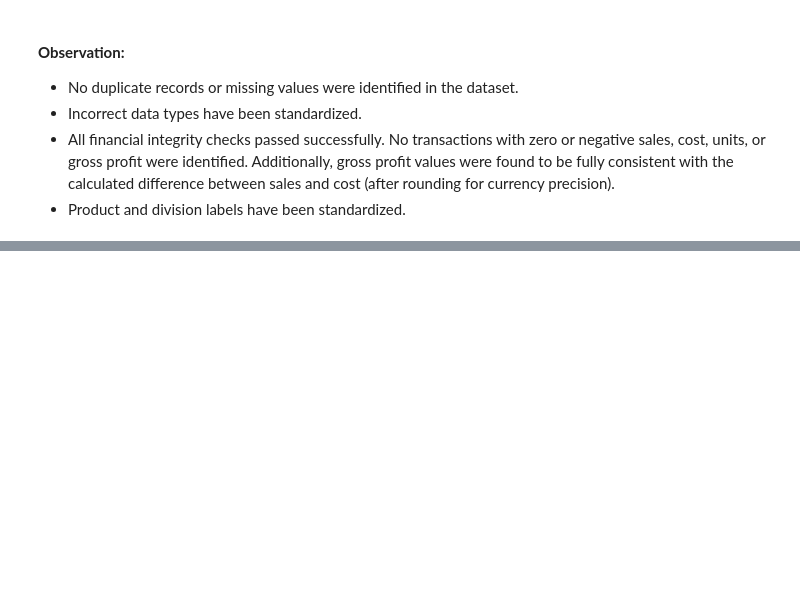
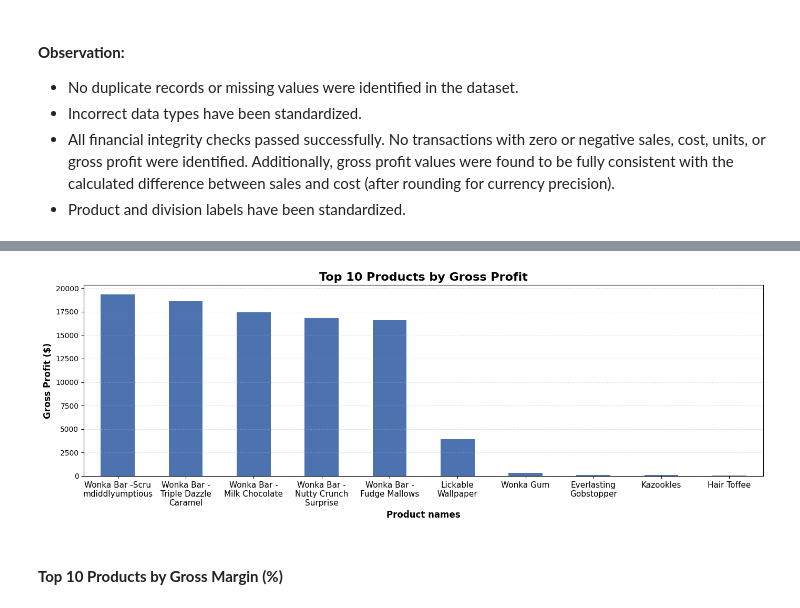
Before and after one commit to amrit1426/Unified_mentor_project, a Jupyter notebook: 20260125_Nassau_Candy_Distributor.ipynb, the cells around one changed output, grey strips where cells are left out. Saved outputs shown, nothing was run; the diff lists cells and outputs as text; code cells hidden in the pictures; blank space fills up the shorter version.

```diff
--- a/20260125_Nassau_Candy_Distributor.ipynb
+++ b/20260125_Nassau_Candy_Distributor.ipynb
@@ -248,0 +400,4 @@ Product Names: ['Wonka Bar - Milk Chocolate' 'Wonka Bar - Triple Dazzle Caramel'
+# %%
+# Aggregate gross profit at the product level and get top 10 products
+top_grossing_prods = df.groupby(['Product Name']).agg({'Gross Profit': 'sum'}).sort_values('Gross Profit', ascending = False).head(10)
+top_grossing_prods
@@ -248,0 +417,31 @@ Product Names: ['Wonka Bar - Milk Chocolate' 'Wonka Bar - Triple Dazzle Caramel'
+# %%
+# Top 10 Products by Gross Profit
+
+# Wrap each product name after 15 characters to avoid label overlap on x-axis
+labels = [textwrap.fill(label, 15) for label in top_grossing_prods.index]
+
+# Create a Matplotlib figure (canvas) and axis for plotting
+fig, my_canvas = plt.subplots(figsize=(14,5))
+
+# Plot the top 10 sales data as a bar chart
+top_grossing_prods.plot(ax=my_canvas, kind='bar', color='#4C72B0')
+
+# Set custom x-axis tick positions based on label count
+my_canvas.set_xticks(range(len(labels)))
+
+# Replace default tick labels with wrapped product names
+# rotation=0 keeps labels horizontal, ha='center' centers them under bars
+my_canvas.set_xticklabels(labels, rotation=0, ha='center', fontsize=11)
+
+# Aesthetics
+plt.title('Top 10 Products by Gross Profit', size=16, fontweight='bold')
+plt.xlabel('Product names', fontsize = 12, fontweight='bold')
+plt.ylabel('Gross Profit ($)', fontsize = 12, fontweight='bold')
+plt.legend().remove()
+plt.grid(axis='y', linestyle=':', alpha=0.6)
+plt.tight_layout()
+plt.show()
+# %% [output]
+[figure, added]
+# %% [markdown]
+#### **Top 10 Products by Gross Margin (%)**
```
Also changed, not shown: parts of 38 cells of this notebook.
